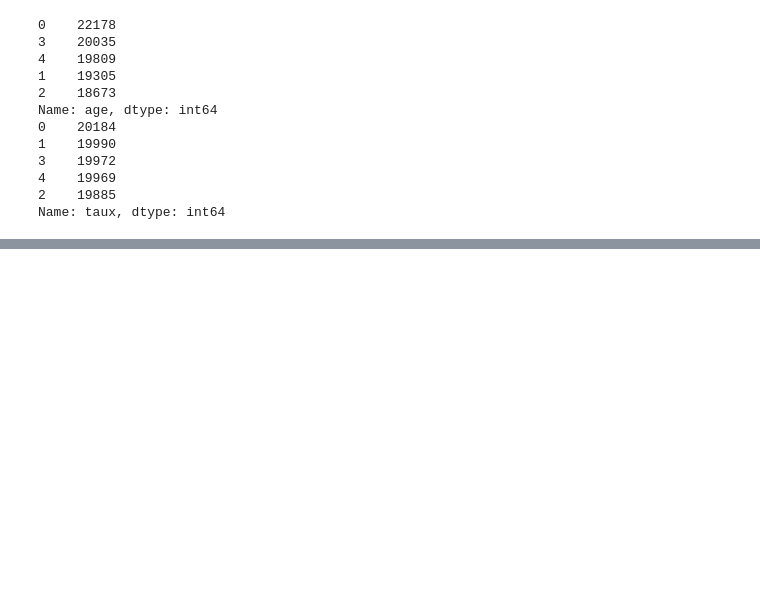
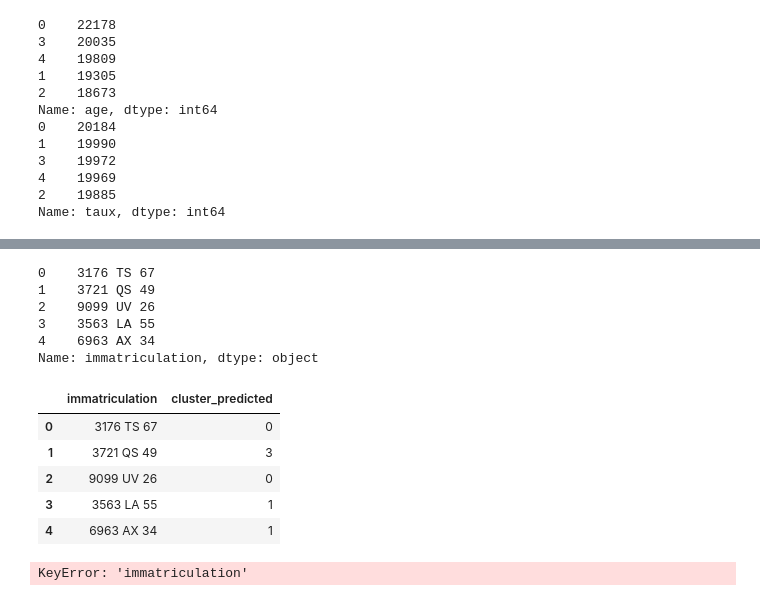
Before and after one commit to nicholas-bn/Data-Analytics-Python, a Jupyter notebook: notebook/Client_EDA.ipynb, the cells around one changed output, grey strips where cells are left out. Drawn from its saved outputs; the diff is of its cells as text; code cells hidden in the pictures; blank space fills up the shorter version.

Commit message:
essai de jointure sur l'immatriculation pour rajouter le cluster au client

```diff
--- a/notebook/Client_EDA.ipynb
+++ b/notebook/Client_EDA.ipynb
@@ -231 +231,26 @@ immatriculation_num       int64
 dtype: object
+# %%
+df_clients = pan.concat([df_clients, df_imma_copy])
+df_imma_copy.head()
+# %% [output]
+0    3176 TS 67
+1    3721 QS 49
+2    9099 UV 26
+3    3563 LA 55
+4    6963 AX 34
+Name: immatriculation, dtype: object
+# %%
+df_imma_cluster = pan.DataFrame(pan.read_csv('../input/immatriculation_and_cluster.csv', encoding="ISO-8859-1"))
+df_imma_cluster.head()
+# %% [output]
+|  | immatriculation | cluster_predicted |
+| 0 | 3176 TS 67 | 0 |
+| 1 | 3721 QS 49 | 3 |
+| 2 | 9099 UV 26 | 0 |
+| 3 | 3563 LA 55 | 1 |
+| 4 | 6963 AX 34 | 1 |
+# %%
+df_clients.join(df_imma_cluster.set_index('immatriculation'), on='immatriculation')
+df_clients.head()
+# %% [output]
+KeyError: 'immatriculation'
```
Also changed, not shown: parts of 6 cells of this notebook.
